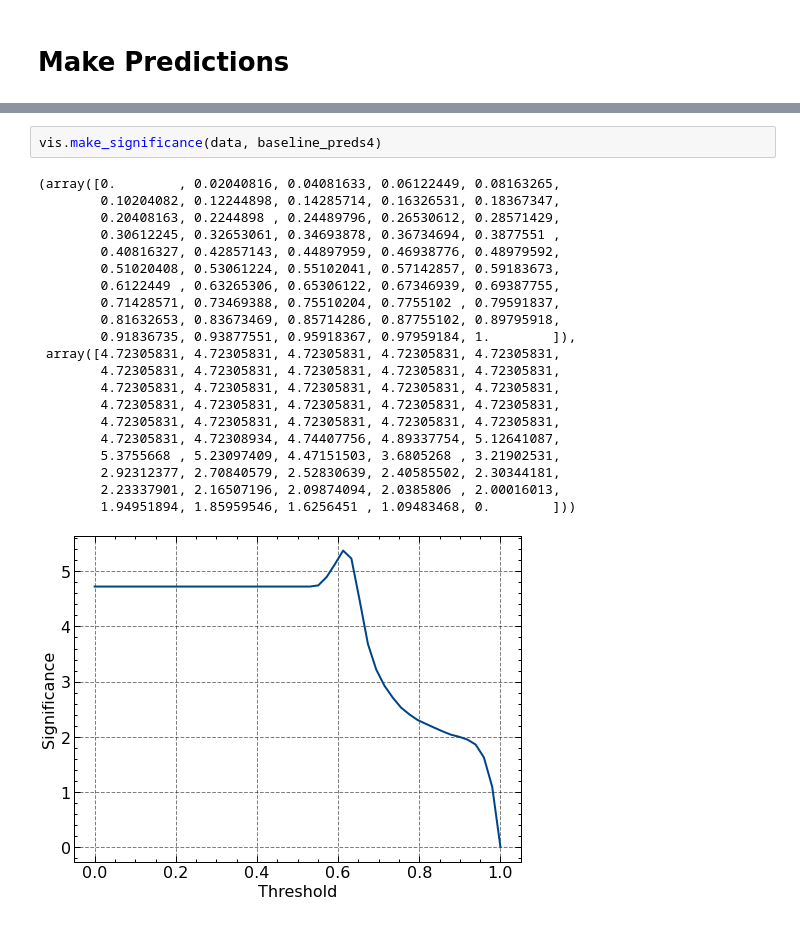
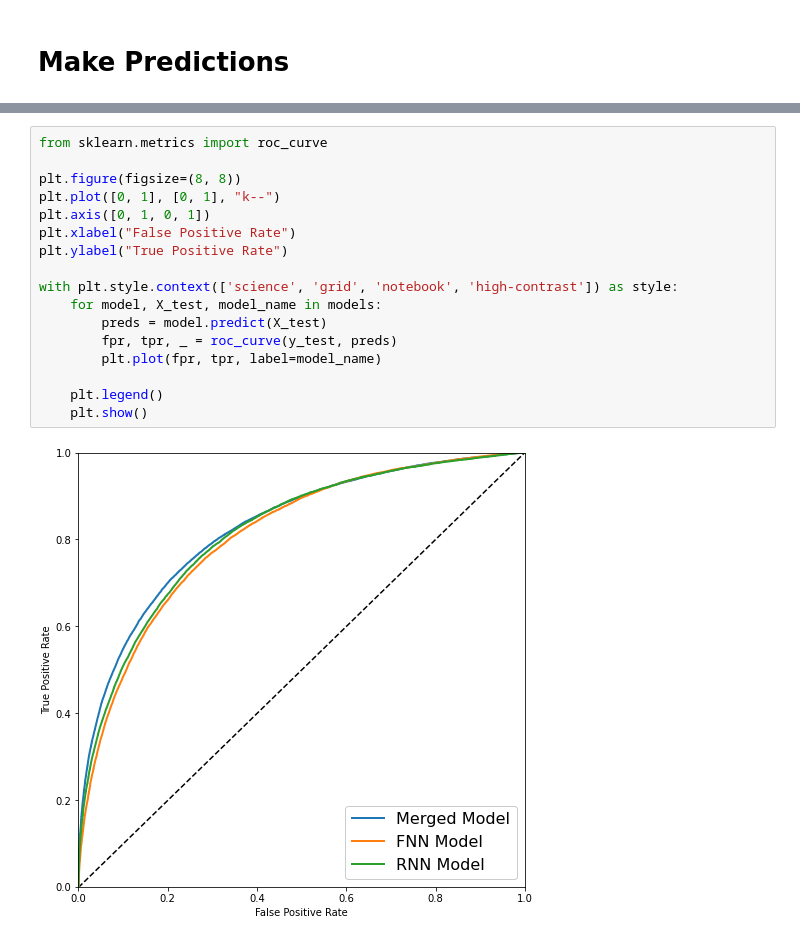
Before and after one commit to NoahHA/tth-ML-project, a Jupyter notebook: notebooks/data_analysis/model_comparison.ipynb, the cells around one changed output, grey strips where cells are left out. Drawn from its saved outputs; the diff is of its cells as text.

```diff
--- a/notebooks/data_analysis/model_comparison.ipynb
+++ b/notebooks/data_analysis/model_comparison.ipynb
@@ -105,24 +91,19 @@ vis.make_roc_curve(data, baseline_preds4)
-# %%
-vis.make_significance(data, baseline_preds4)
-# %% [output]
-(array([0.        , 0.02040816, 0.04081633, 0.06122449, 0.08163265,
-        0.10204082, 0.12244898, 0.14285714, 0.16326531, 0.18367347,
-        0.20408163, 0.2244898 , 0.24489796, 0.26530612, 0.28571429,
-        0.30612245, 0.32653061, 0.34693878, 0.36734694, 0.3877551 ,
-        0.40816327, 0.42857143, 0.44897959, 0.46938776, 0.48979592,
-        0.51020408, 0.53061224, 0.55102041, 0.57142857, 0.59183673,
-        0.6122449 , 0.63265306, 0.65306122, 0.67346939, 0.69387755,
-        0.71428571, 0.73469388, 0.75510204, 0.7755102 , 0.79591837,
-        0.81632653, 0.83673469, 0.85714286, 0.87755102, 0.89795918,
-        0.91836735, 0.93877551, 0.95918367, 0.97959184, 1.        ]),
- array([4.72305831, 4.72305831, 4.72305831, 4.72305831, 4.72305831,
-        4.72305831, 4.72305831, 4.72305831, 4.72305831, 4.72305831,
-        4.72305831, 4.72305831, 4.72305831, 4.72305831, 4.72305831,
-        4.72305831, 4.72305831, 4.72305831, 4.72305831, 4.72305831,
-        4.72305831, 4.72305831, 4.72305831, 4.72305831, 4.72305831,
-        4.72305831, 4.72308934, 4.74407756, 4.89337754, 5.12641087,
-        5.3755668 , 5.23097409, 4.47151503, 3.6805268 , 3.21902531,
-        2.92312377, 2.70840579, 2.52830639, 2.40585502, 2.30344181,
-        2.23337901, 2.16507196, 2.09874094, 2.0385806 , 2.00016013,
-        1.94951894, 1.85959546, 1.6256451 , 1.09483468, 0.        ]))
-[figure, removed]
+# %%
+from sklearn.metrics import roc_curve
+
+plt.figure(figsize=(8, 8))
+plt.plot([0, 1], [0, 1], "k--")
+plt.axis([0, 1, 0, 1])
+plt.xlabel("False Positive Rate")
+plt.ylabel("True Positive Rate")
+
+with plt.style.context(['science', 'grid', 'notebook', 'high-contrast']) as style:
+    for model, X_test, model_name in models:
+        preds = model.predict(X_test)
+        fpr, tpr, _ = roc_curve(y_test, preds)
+        plt.plot(fpr, tpr, label=model_name)
+
+    plt.legend()
+    plt.show()
+# %% [output]
+[figure, added]
```
Also changed, not shown: parts of 11 cells of this notebook, 30 other files.
